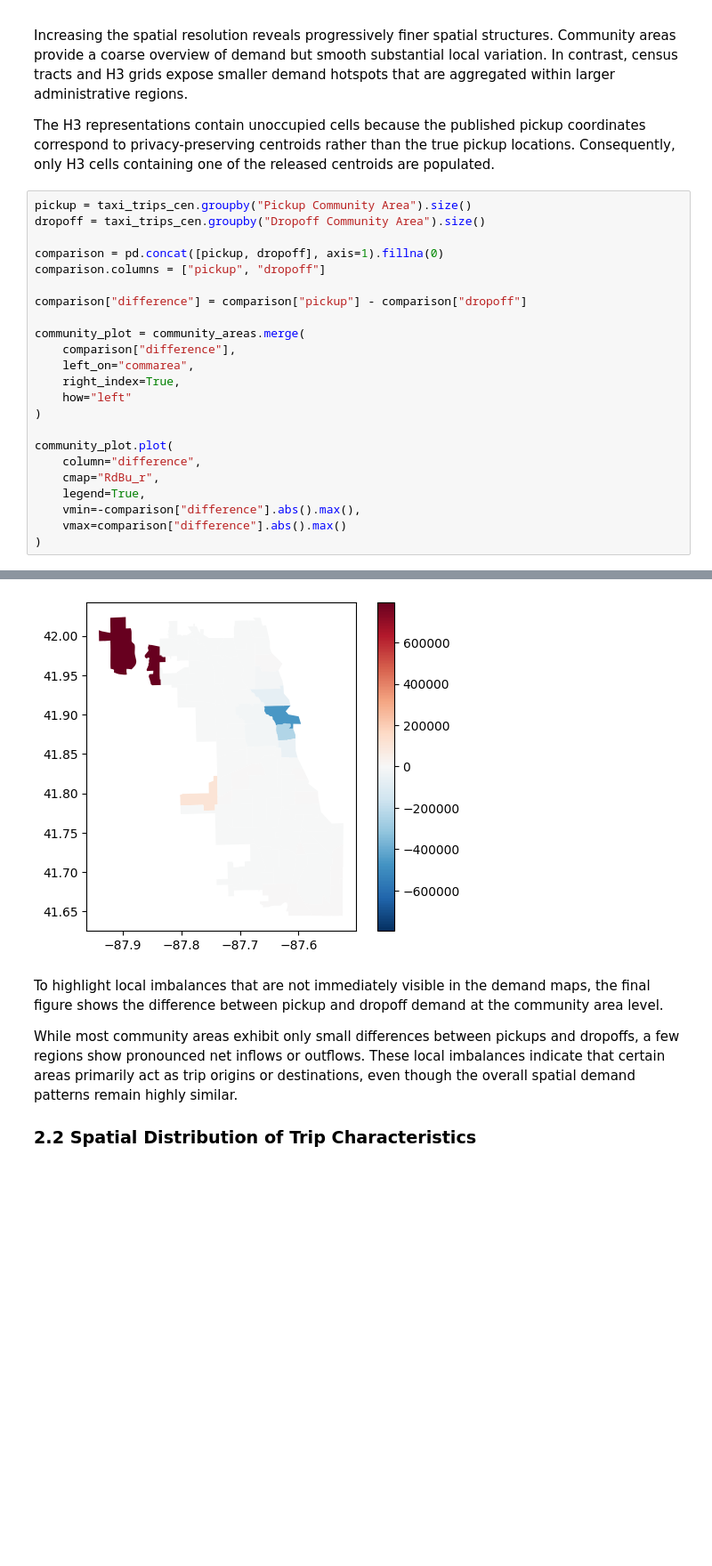
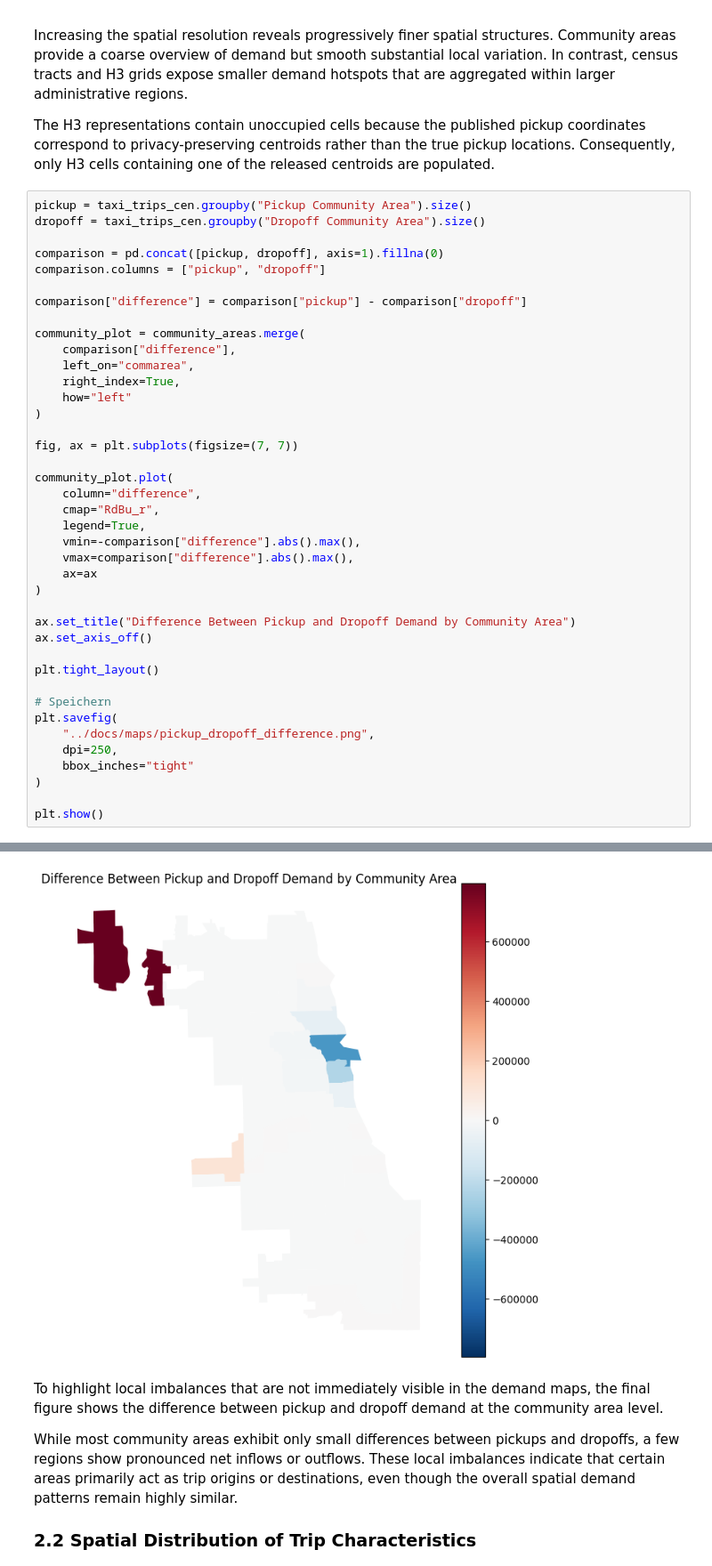
Before and after one commit to larissatheilmann/AAA_Project_Group7, a Jupyter notebook: notebooks/2.1 DescriptiveAnalysisSpatial.ipynb, the cells around one changed output, grey strips where cells are left out. Shown at 89% size. Saved outputs shown, nothing was run; the diff lists cells and outputs as text; blank space fills up the shorter version.

Commit message:
spatial saved figures

```diff
--- a/notebooks/2.1 DescriptiveAnalysisSpatial.ipynb
+++ b/notebooks/2.1 DescriptiveAnalysisSpatial.ipynb
@@ -551,11 +550,28 @@ community_plot = community_areas.merge(
     how="left"
 )
 
+fig, ax = plt.subplots(figsize=(7, 7))
+
 community_plot.plot(
     column="difference",
     cmap="RdBu_r",
     legend=True,
     vmin=-comparison["difference"].abs().max(),
-    vmax=comparison["difference"].abs().max()
+    vmax=comparison["difference"].abs().max(),
+    ax=ax
 )
+
+ax.set_title("Difference Between Pickup and Dropoff Demand by Community Area")
+ax.set_axis_off()
+
+plt.tight_layout()
+
+# Speichern
+plt.savefig(
+    "../docs/maps/pickup_dropoff_difference.png",
+    dpi=250,
+    bbox_inches="tight"
+)
+
+plt.show()
 # %% [output]
@@ -563,4 +578,4 @@ community_plot.plot(
-[figure, old version]
+[figure, new version]
 # %% [markdown]
 To highlight local imbalances that are not immediately visible in the demand maps, the final figure shows the difference between pickup and dropoff demand at the community area level.
 
```
Also changed, not shown: parts of 9 cells of this notebook, 5 other files.
